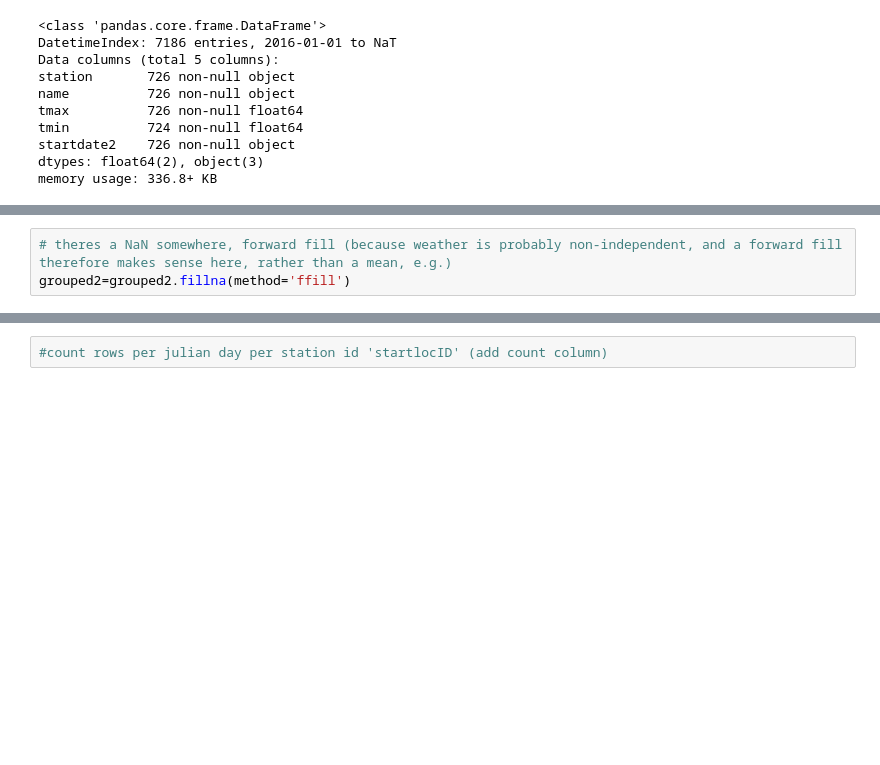
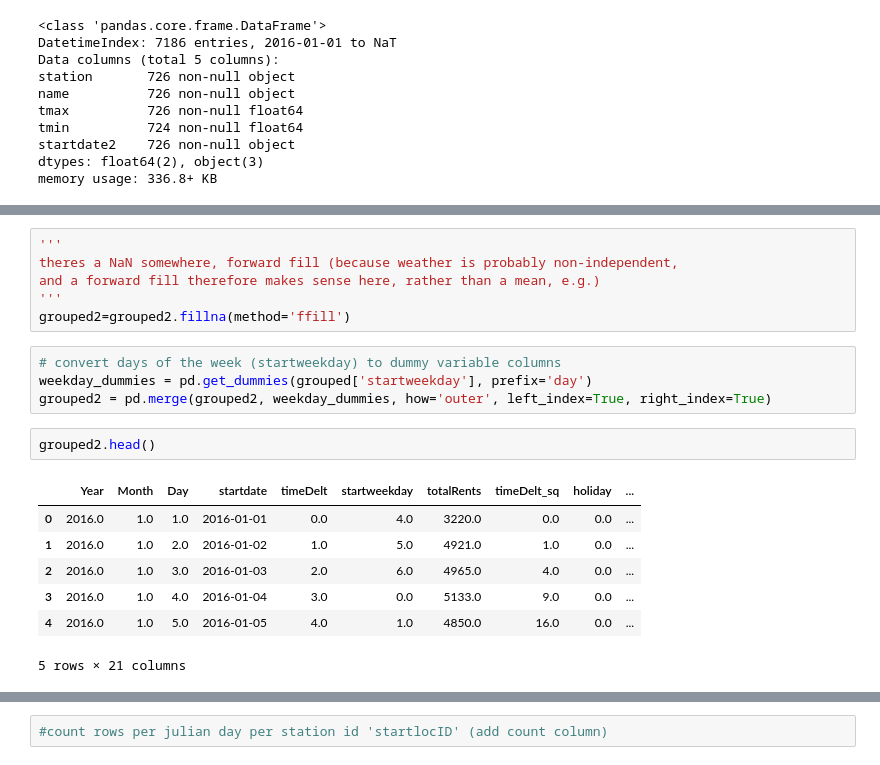
Before and after one commit to mskaerthomason/Springboard-Capstone-1, a Jupyter notebook: CapstoneDrafts/Bikeshare_analysis.ipynb, the cells around one changed output, grey strips where cells are left out. Cells and saved outputs as stored; diff of their text form; blank space fills up the shorter version.

Commit message:
work on dummies

```diff
--- a/CapstoneDrafts/Bikeshare_analysis.ipynb
+++ b/CapstoneDrafts/Bikeshare_analysis.ipynb
@@ -275,3 +286,20 @@ memory usage: 39.6+ KB
 # %%
-# theres a NaN somewhere, forward fill (because weather is probably non-independent, and a forward fill therefore makes sense here, rather than a mean, e.g.)
+'''
+theres a NaN somewhere, forward fill (because weather is probably non-independent,
+and a forward fill therefore makes sense here, rather than a mean, e.g.)
+'''
 grouped2=grouped2.fillna(method='ffill')
+# %%
+# convert days of the week (startweekday) to dummy variable columns
+weekday_dummies = pd.get_dummies(grouped['startweekday'], prefix='day')
+grouped2 = pd.merge(grouped2, weekday_dummies, how='outer', left_index=True, right_index=True)
+# %%
+grouped2.head()
+# %% [output]
+|  | Year | Month | Day | startdate | timeDelt | startweekday | totalRents | timeDelt_sq | holiday | ... |
+| 0 | 2016.0 | 1.0 | 1.0 | 2016-01-01 | 0.0 | 4.0 | 3220.0 | 0.0 | 0.0 | ... |
+| 1 | 2016.0 | 1.0 | 2.0 | 2016-01-02 | 1.0 | 5.0 | 4921.0 | 1.0 | 0.0 | ... |
+| 2 | 2016.0 | 1.0 | 3.0 | 2016-01-03 | 2.0 | 6.0 | 4965.0 | 4.0 | 0.0 | ... |
+| 3 | 2016.0 | 1.0 | 4.0 | 2016-01-04 | 3.0 | 0.0 | 5133.0 | 9.0 | 0.0 | ... |
+| 4 | 2016.0 | 1.0 | 5.0 | 2016-01-05 | 4.0 | 1.0 | 4850.0 | 16.0 | 0.0 | ... |
+5 rows × 21 columns
```
Also changed, not shown: parts of 12 cells of this notebook.
